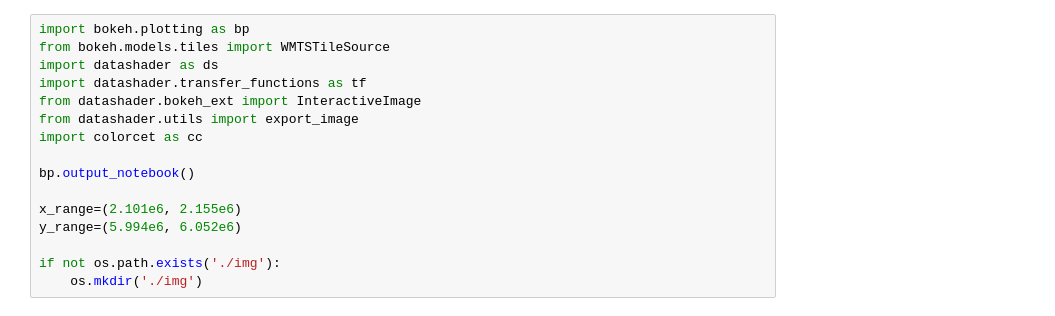
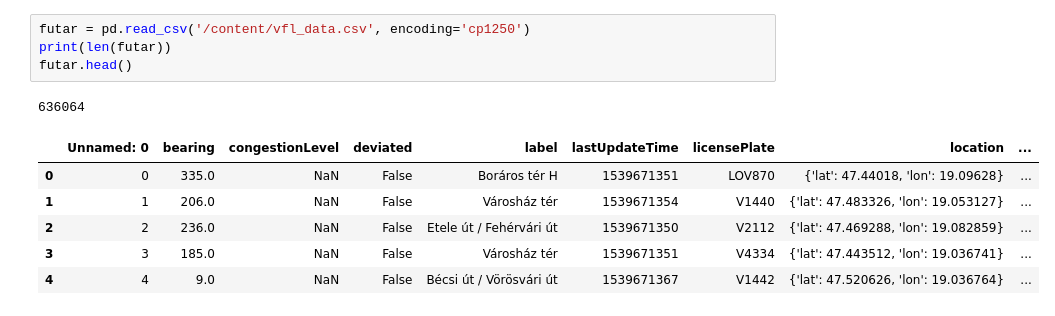
Before and after one commit to ManaviSh/transitfeed, a Jupyter notebook: learn_gtfs1.ipynb, the cells around one changed output. Drawn from its saved outputs; the diff is of its cells as text.

```diff
--- a/learn_gtfs1.ipynb
+++ b/learn_gtfs1.ipynb
@@ -92,16 +3,12 @@ sep_shapes = split_df_by(shapes_with_nums, 'shape_id')
-# %%
-import bokeh.plotting as bp
-from bokeh.models.tiles import WMTSTileSource
-import datashader as ds
-import datashader.transfer_functions as tf
-from datashader.bokeh_ext import InteractiveImage
-from datashader.utils import export_image
-import colorcet as cc
-
-bp.output_notebook()
-
-x_range=(2.101e6, 2.155e6)
-y_range=(5.994e6, 6.052e6)
-
-if not os.path.exists('./img'):
-    os.mkdir('./img')
+# %%
+futar = pd.read_csv('/content/vfl_data.csv', encoding='cp1250')
+print(len(futar))
+futar.head()
+# %% [output]
+636064
+|  | Unnamed: 0 | bearing | congestionLevel | deviated | label | lastUpdateTime | licensePlate | location | ... |
+| 0 | 0 | 335.0 | NaN | False | Boráros tér H | 1539671351 | LOV870 | {'lat': 47.44018, 'lon': 19.09628} | ... |
+| 1 | 1 | 206.0 | NaN | False | Városház tér | 1539671354 | V1440 | {'lat': 47.483326, 'lon': 19.053127} | ... |
+| 2 | 2 | 236.0 | NaN | False | Etele út / Fehérvári út | 1539671350 | V2112 | {'lat': 47.469288, 'lon': 19.082859} | ... |
+| 3 | 3 | 185.0 | NaN | False | Városház tér | 1539671351 | V4334 | {'lat': 47.443512, 'lon': 19.036741} | ... |
+| 4 | 4 | 9.0 | NaN | False | Bécsi út / Vörösvári út | 1539671367 | V1442 | {'lat': 47.520626, 'lon': 19.036764} | ... |
```
Also changed, not shown: parts of 7 cells of this notebook.
